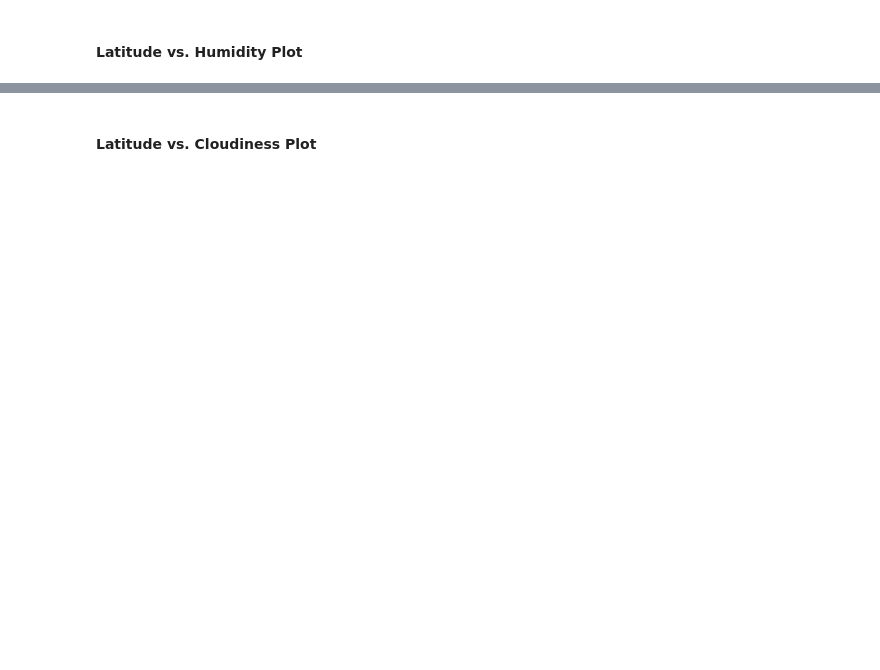
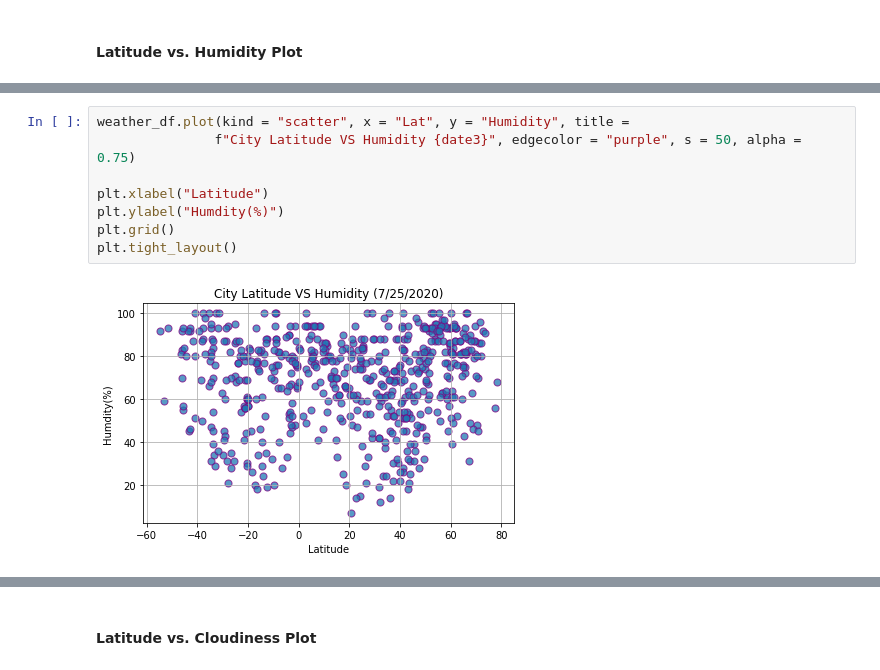
Before and after one commit to jasmine73317/python-api_challenge, a Jupyter notebook: starter_code/WeatherPy.ipynb, the cells around one changed output, grey strips where cells are left out. Cells and saved outputs as stored; diff of their text form; blank space fills up the shorter version.

```diff
--- a/starter_code/WeatherPy.ipynb
+++ b/starter_code/WeatherPy.ipynb
@@ -112,0 +320,10 @@ dtype: int64
+# %%
+weather_df.plot(kind = "scatter", x = "Lat", y = "Humidity", title =
+               f"City Latitude VS Humidity {date3}", edgecolor = "purple", s = 50, alpha = 0.75)
+
+plt.xlabel("Latitude")
+plt.ylabel("Humdity(%)")
+plt.grid()
+plt.tight_layout()
+# %% [output]
+[figure, added]
```
Also changed, not shown: parts of 54 cells of this notebook, 5 other files.
